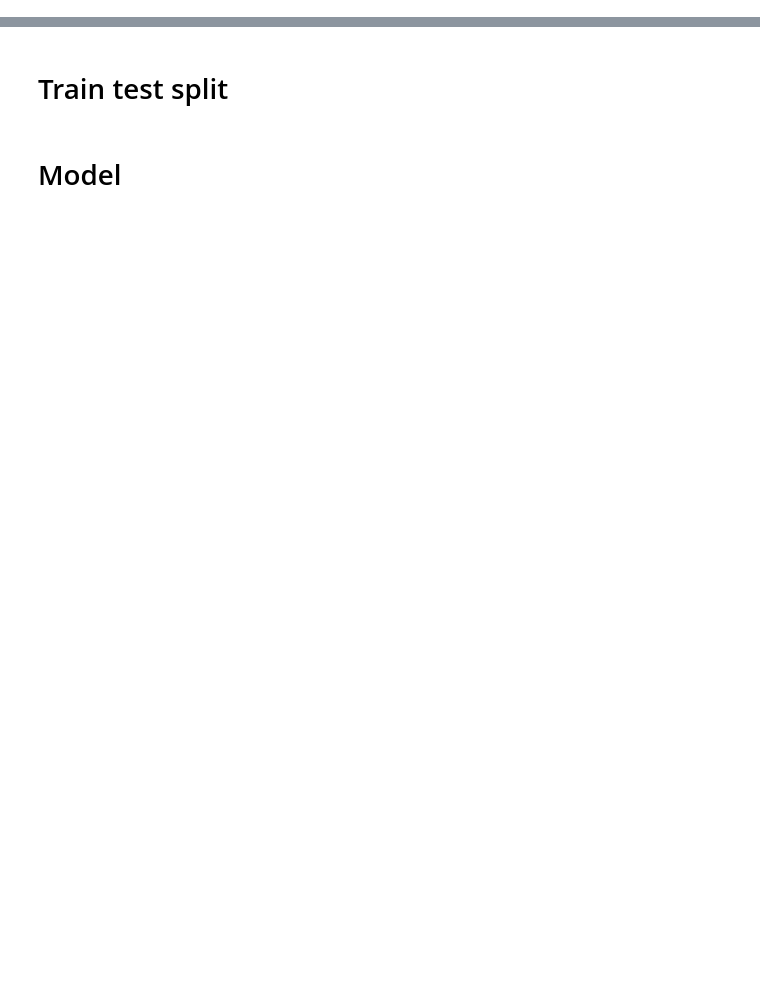
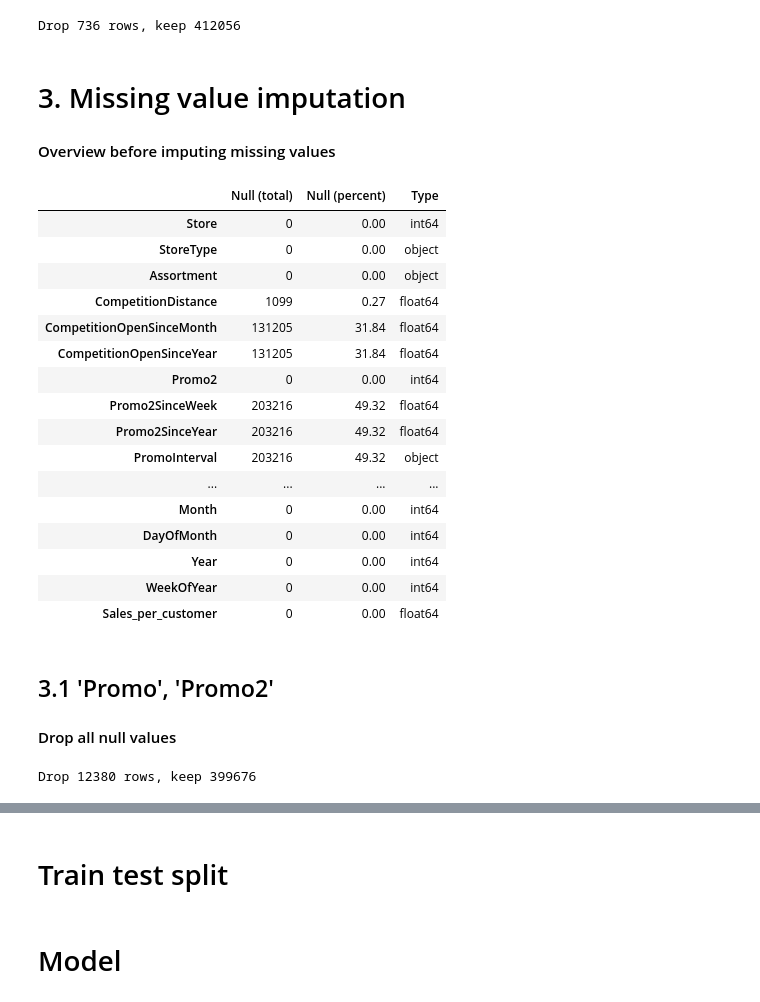
Before and after one commit to wrijupan/Rossmann-DSR-minicomp, a Jupyter notebook: notebooks/05b.ipynb, the cells around one changed output, grey strips where cells are left out. Saved outputs shown, nothing was run; the diff lists cells and outputs as text; code cells hidden in the pictures; blank space fills up the shorter version.

```diff
--- a/notebooks/05b.ipynb
+++ b/notebooks/05b.ipynb
@@ -314,0 +62,5 @@ nonzero_sales[]
+# %%
+zero_sales = data_train.Sales == 0
+data_train = data_train.loc[~zero_sales]
+
+print(f'Drop {sum(zero_sales)} rows, keep {data_train.shape[0]}')
@@ -314,0 +82,3 @@ nonzero_sales[]
+# %%
+group = data_train.groupby(by='Store').agg({'Sales': 'mean', 'Customers': 'mean'})
+group['Sales_per_customer'] = group['Sales'] / group['Customers']
@@ -314,0 +87,3 @@ nonzero_sales[]
+# %%
+data_train['Sales_per_customer'] = data_train['Store'].map(group['Sales_per_customer'])
+data_test['Sales_per_customer'] = data_test['Store'].map(group['Sales_per_customer'])
@@ -314,0 +114,45 @@ nonzero_sales[]
+# %%
+before_1990 = data_train.CompetitionOpenSinceYear < 1990
+data_train = data_train.loc[~before_1990, :]
+print(f'Drop {sum(before_1990)} rows, keep {data_train.shape[0]}')
+
+before_1990 = data_test.CompetitionOpenSinceYear < 1990
+data_test = data_test.loc[~before_1990 < 1990, :]
+# %% [output]
+Drop 736 rows, keep 412056
+# %% [markdown]
+# 3. Missing value imputation
+#### Overview before imputing missing values
+# %%
+missing_report(data_train, pd)
+# %% [output]
+|  | Null (total) | Null (percent) | Type |
+| Store | 0 | 0.00 | int64 |
+| StoreType | 0 | 0.00 | object |
+| Assortment | 0 | 0.00 | object |
+| CompetitionDistance | 1099 | 0.27 | float64 |
+| CompetitionOpenSinceMonth | 131205 | 31.84 | float64 |
+| CompetitionOpenSinceYear | 131205 | 31.84 | float64 |
+| Promo2 | 0 | 0.00 | int64 |
+| Promo2SinceWeek | 203216 | 49.32 | float64 |
+| Promo2SinceYear | 203216 | 49.32 | float64 |
+| PromoInterval | 203216 | 49.32 | object |
+| ... | ... | ... | ... |
+| Month | 0 | 0.00 | int64 |
+| DayOfMonth | 0 | 0.00 | int64 |
+| Year | 0 | 0.00 | int64 |
+| WeekOfYear | 0 | 0.00 | int64 |
+| Sales_per_customer | 0 | 0.00 | float64 |
+# %% [markdown]
+## 3.1 'Promo', 'Promo2'
+#### Drop all null values
+# %%
+missing_promo = data_train.Promo.isnull() | data_train.Promo2.isnull()
+data_train = data_train.loc[~missing_promo, :]
+
+print(f'Drop {sum(missing_promo)} rows, keep {data_train.shape[0]}')
+
+missing_promo = data_test.Promo.isnull() | data_test.Promo2.isnull()
+data_test = data_test.loc[~missing_promo, :]
+# %% [output]
+Drop 12380 rows, keep 399676
```
Also changed, not shown: parts of 83 cells of this notebook, 1 other file.
